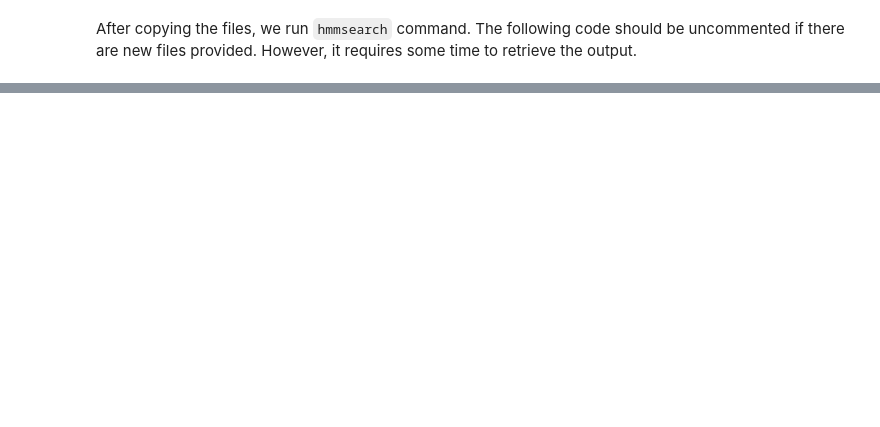
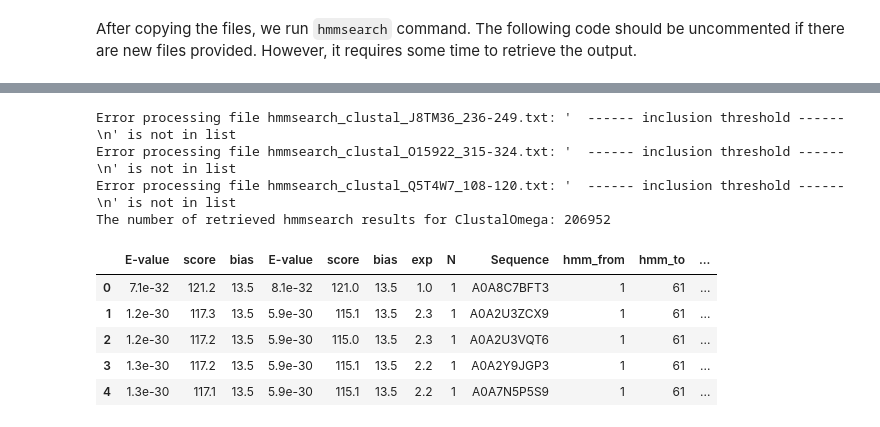
Before and after one commit to AlyaHarvelle/HMMER, a Jupyter notebook: hmm_preprocessing.ipynb, the cells around one changed output, grey strips where cells are left out. Cells and saved outputs as stored; diff of their text form; code cells hidden in the pictures; blank space fills up the shorter version.

```diff
--- a/hmm_preprocessing.ipynb
+++ b/hmm_preprocessing.ipynb
@@ -461,0 +248,47 @@ pfam_hmm_rp_75_1.head()
+# %%
+# Preprocess hmmsearch results - ClustalOmega
+hmmsearch_dir_clustal = '{}/results/hmms/hmmsearch/clustal'.format(directory)
+hmmsearch_dir_clustal_prepr_output = '{}/results/hmms/hmmsearch/clustal/hmmsearch_df'.format(directory)
+
+clustal_results_list = []
+
+for filename in os.listdir(hmmsearch_dir_clustal):
+    if filename.endswith('.txt'):
+        file_path = os.path.join(hmmsearch_dir_clustal, filename)
+        parts = filename.split('_')
+        protein_id = '{}_{}'.format(parts[2], parts[3].split(".")[0])
+        try:
+            clustal_stat = process_hmmsearch_file(file_path)
+            clustal_reg = extract_table_from_output(file_path)
+            clustal_result = pd.merge(clustal_stat, clustal_reg, left_on='Sequence', right_on='id', how='inner')
+            clustal_result = clustal_result.drop(columns=['Description', 'id'])
+
+            # Save individual DataFrames to a list
+            clustal_results_list.append(clustal_result)
+
+            # Save the DataFrame to a CSV file
+            output_file = os.path.join(hmmsearch_dir_clustal_prepr_output, 'hmmsearch_clustal_df_{}.csv'.format(protein_id))
+            clustal_result.to_csv(output_file, index=False)
+
+        except ValueError as e:
+            print('Error processing file {}: {}'.format(filename, e))
+
+# Merge all DataFrames into one
+hmmsearch_results_clustal = pd.concat(clustal_results_list, ignore_index=True)
+
+# Save the merged DataFrame to a CSV file
+merged_output_file = os.path.join('{}/results/hmms/hmmsearch/'.format(directory), 'hmmsearch_results_clustal.csv')
+hmmsearch_results_clustal.to_csv(merged_output_file, index=False)
+print('The number of retrieved hmmsearch results for ClustalOmega: {}'.format(len(hmmsearch_results_clustal)))
+hmmsearch_results_clustal.head()
+# %% [output]
+Error processing file hmmsearch_clustal_J8TM36_236-249.txt: '  ------ inclusion threshold ------\n' is not in list
+Error processing file hmmsearch_clustal_O15922_315-324.txt: '  ------ inclusion threshold ------\n' is not in list
+Error processing file hmmsearch_clustal_Q5T4W7_108-120.txt: '  ------ inclusion threshold ------\n' is not in list
+The number of retrieved hmmsearch results for ClustalOmega: 206952
+|  | E-value | score | bias | E-value | score | bias | exp | N | Sequence | hmm_from | hmm_to | ... |
+| 0 | 7.1e-32 | 121.2 | 13.5 | 8.1e-32 | 121.0 | 13.5 | 1.0 | 1 | A0A8C7BFT3 | 1 | 61 | ... |
+| 1 | 1.2e-30 | 117.3 | 13.5 | 5.9e-30 | 115.1 | 13.5 | 2.3 | 1 | A0A2U3ZCX9 | 1 | 61 | ... |
+| 2 | 1.2e-30 | 117.2 | 13.5 | 5.9e-30 | 115.0 | 13.5 | 2.3 | 1 | A0A2U3VQT6 | 1 | 61 | ... |
+| 3 | 1.3e-30 | 117.2 | 13.5 | 5.9e-30 | 115.1 | 13.5 | 2.2 | 1 | A0A2Y9JGP3 | 1 | 61 | ... |
+| 4 | 1.3e-30 | 117.1 | 13.5 | 5.9e-30 | 115.1 | 13.5 | 2.2 | 1 | A0A7N5P5S9 | 1 | 61 | ... |
```
Also changed, not shown: parts of 55 cells of this notebook.
